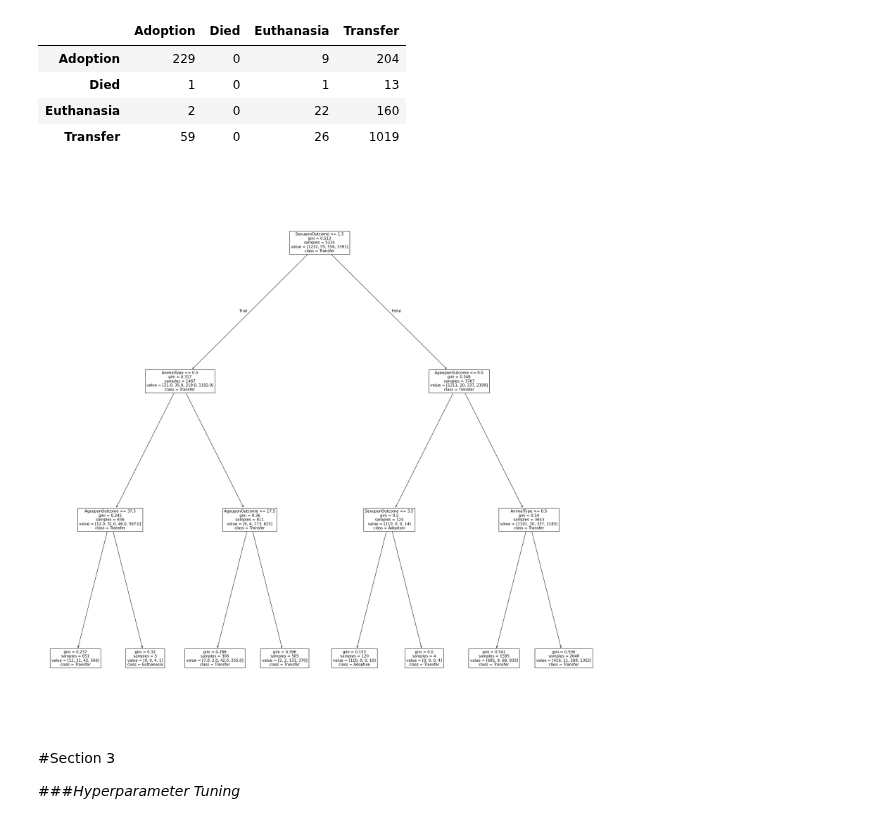
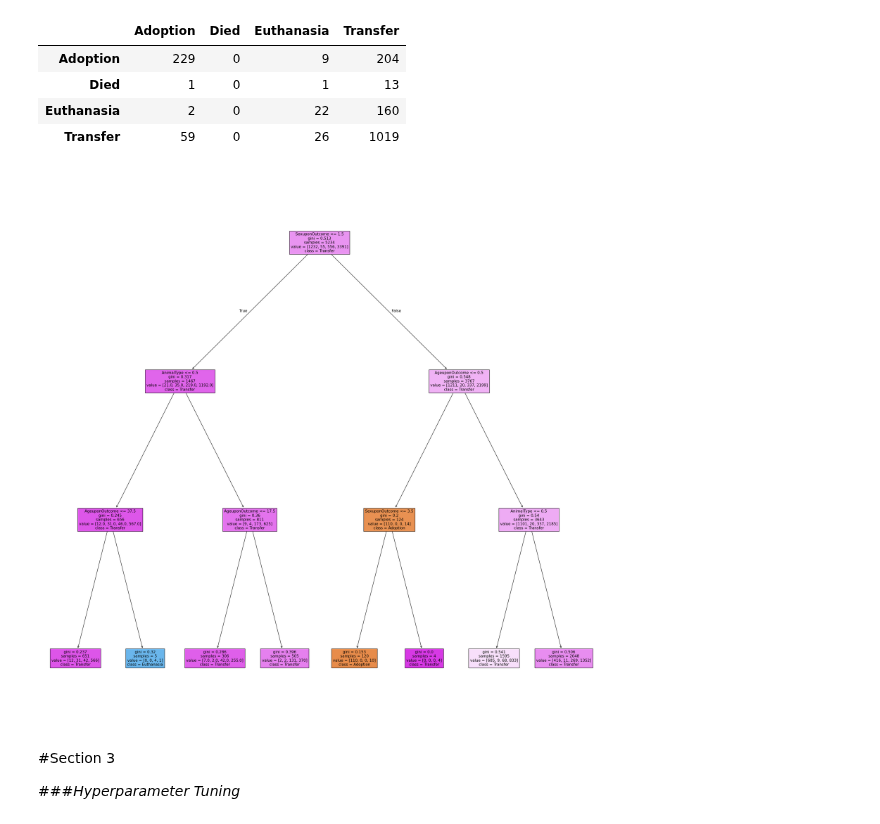
Before and after one commit to sascott9655/ADS-504-Machine-Learning, a Jupyter notebook: Sample_Code_HW_Assignment_2_1.ipynb, the cells around one changed output. Cells and saved outputs as stored; diff of their text form; code cells hidden in the pictures.

Commit message:
Filled= true for tree graphs

```diff
--- a/Sample_Code_HW_Assignment_2_1.ipynb
+++ b/Sample_Code_HW_Assignment_2_1.ipynb
@@ -124,11 +124,11 @@ display(test_results)
 # %%
 # Plot the tree here
 fig,ax = plt.subplots(figsize = (30,30))
 treeplot = tree.plot_tree(short_tree, feature_names=['AnimalType','SexuponOutcome','AgeuponOutcome'],
-class_names = ['Adoption', 'Died', 'Euthanasia', 'Transfer'],ax=ax)
+class_names = ['Adoption', 'Died', 'Euthanasia', 'Transfer'],ax=ax, filled=True)
 fig.savefig("short_tree.pdf", format="pdf")
 # %% [output]
-[figure, old version]
+[figure, new version]
 # %% [markdown]
 #Section 3
 
```
Also changed, not shown: parts of 4 cells of this notebook.
